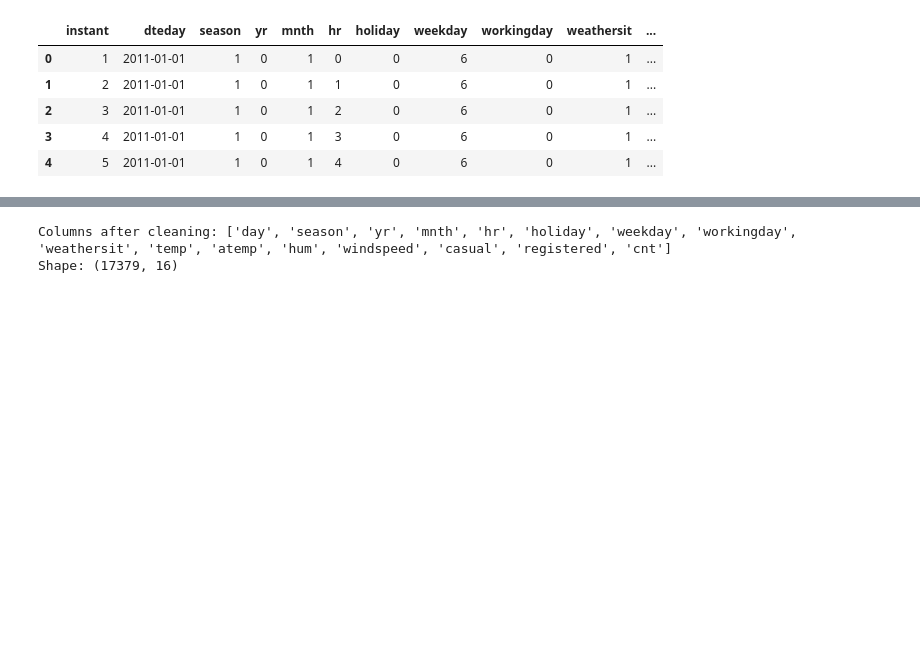
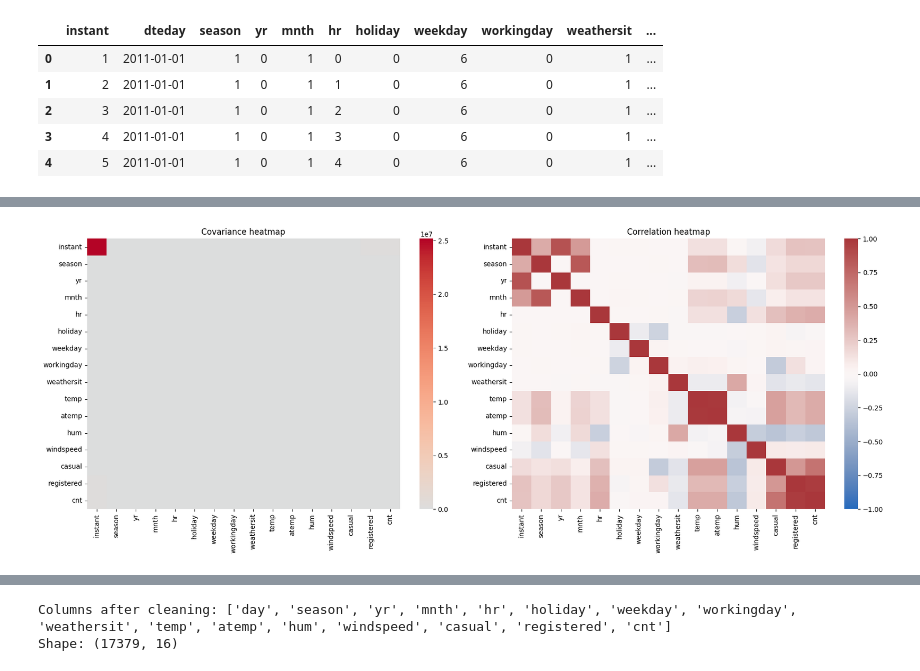
Before and after one commit to DominikKysel/DM-Project, a Jupyter notebook: data_mining_project_bike_sharing.ipynb, the cells around one changed output, grey strips where cells are left out. Saved outputs shown, nothing was run; the diff lists cells and outputs as text; code cells hidden in the pictures; blank space fills up the shorter version.

```diff
--- a/data_mining_project_bike_sharing.ipynb
+++ b/data_mining_project_bike_sharing.ipynb
@@ -124,0 +129,17 @@ Dataset basic statistics:
+# %%
+numeric_cols = df.select_dtypes(include=np.number).columns
+
+# T here means transpose, which flips the rows and columns of the DataFrame
+basic_stats_extended = df[numeric_cols].describe().T
+# replace 50% with median, to make it readable
+basic_stats_extended["median"] = df[numeric_cols].median()
+basic_stats_extended["mode"] = df[numeric_cols].mode().iloc[0]
+basic_stats_extended["iqr"] = basic_stats_extended["75%"] - basic_stats_extended["25%"]
+basic_stats_extended["skew"] = df[numeric_cols].skew()
+
+basic_stats_extended = basic_stats_extended[
+    ["count", "mean", "std", "min", "25%", "median", "mode", "75%", "max", "iqr", "skew"]
+].round(3)
+
+print("Extended basic statistics (numeric features):")
+basic_stats_extended
@@ -134,0 +210,15 @@ Where:
+# %%
+cov_matrix = df[numeric_cols].cov()
+corr_matrix = df[numeric_cols].corr()
+
+print("Covariance matrix (numeric):")
+display(cov_matrix.round(3))
+
+print("Correlation matrix (numeric):")
+display(corr_matrix.round(3))
+
+# remove corr with itself, and sort by absolute value
+corr_with_cnt = corr_matrix["cnt"].drop("cnt")
+top_abs_with_cnt_corr = corr_with_cnt.reindex(corr_with_cnt.abs().sort_values(ascending=False).index)
+print("Strongest correlations with cnt (absolute ranking):")
+display(top_abs_with_cnt_corr.head(10).round(3))
@@ -134,0 +286,15 @@ Where:
+# %%
+fig, axes = plt.subplots(1, 2, figsize=(18, 7))
+
+# center=0 -> color is centered at zero (positive vs negative shown clearly)
+sns.heatmap(cov_matrix, cmap="coolwarm", center=0, ax=axes[0])
+axes[0].set_title("Covariance heatmap")
+
+# vmin=-1, vmax=1 -> fix the color scale to full correlation range
+sns.heatmap(corr_matrix, cmap="vlag", center=0, vmin=-1, vmax=1, ax=axes[1])
+axes[1].set_title("Correlation heatmap")
+
+plt.tight_layout()
+plt.show()
+# %% [output]
+[figure, added]
```
Also changed, not shown: parts of 36 cells of this notebook.
